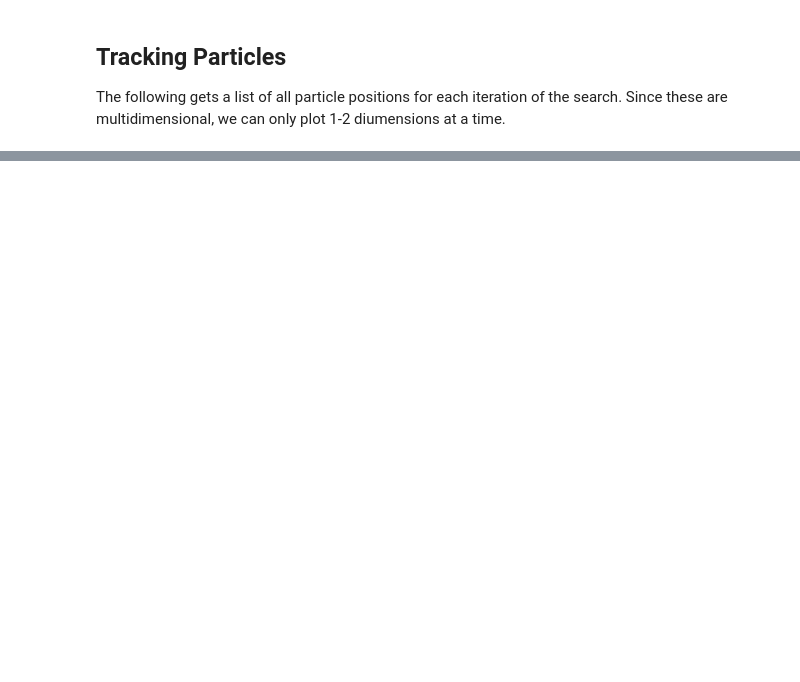
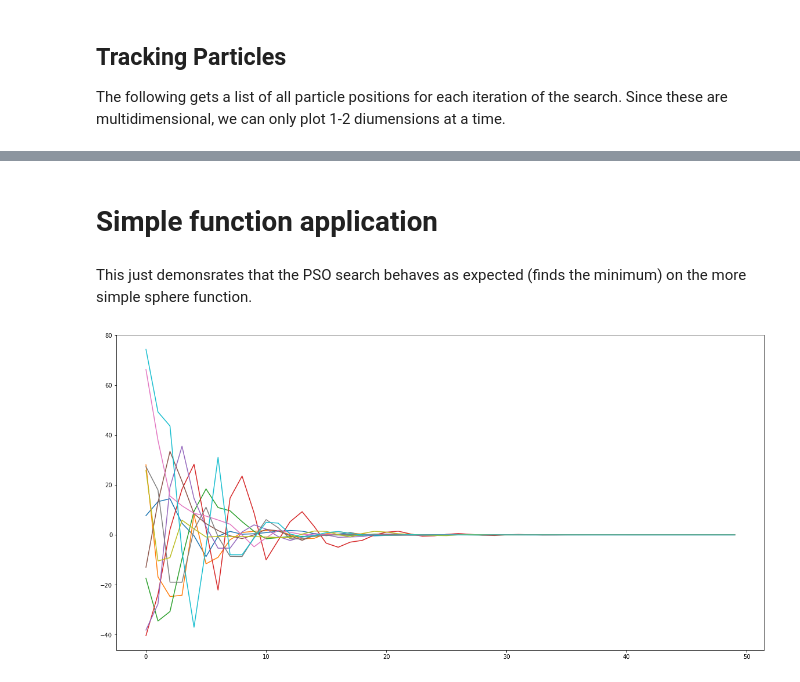
Before and after one commit to kymckay/f21bc-coursework, a Jupyter notebook: pso_research.ipynb, the cells around one changed output, grey strips where cells are left out. Drawn from its saved outputs; the diff is of its cells as text; code cells hidden in the pictures; blank space fills up the shorter version.

```diff
--- a/pso_research.ipynb
+++ b/pso_research.ipynb
@@ -19,6 +19,16 @@ max_values = np.ones(num_values) * 1
 # 4 possible activation functions (0-1, 1-2, 2-3, 3-4)
 min_values[-2:] = 0
 max_values[-2:] = 3.99999
+
+
+def fitness(coords: np.ndarray):
+    net = network.network.from_list(coords, dataset.num_features)
+    y_pred = net.forward_propagate(dataset.x)
+
+    # Using loss for fitness since accuracy involved rounding which
+    # means improvement will be limited to just getting probabilities
+    # on the right side of 0.5
+    return net.get_loss(dataset.y, y_pred)
 # %% [markdown]
 ## ANN Search
 # %%
@@ -37,7 +50,7 @@ print(np.mean(y_preds == dataset.y))
 The following gets a list of all particle positions for each iteration of the search. Since these are multidimensional, we can only plot 1-2 diumensions at a time.
 # %%
 iterations = 500
-swarm = pso.swarm(min_values, max_values)
+swarm = pso.swarm(min_values, max_values, fitness_func=fitness)
 swarm.set_hyperparameters(beta=0.01, gamma=0.01)
 positions = swarm.track_search(iterations=iterations)
 # %%
@@ -53,0 +69,19 @@ plt.show()
+# %% [markdown]
+# Simple function application
+# %% [markdown]
+This just demonsrates that the PSO search behaves as expected (finds the minimum) on the more simple sphere function.
+# %%
+# use default sphere fitness function
+swarm = pso.swarm(np.ones(2) * -100, np.ones(2) * 100)
+positions = swarm.track_search(iterations=50)
+
+fig = plt.figure(figsize=(20,10))
+
+timesteps = list(range(50))
+
+for particle in positions:
+    plt.plot(timesteps, particle[1])
+
+plt.show()
+# %% [output]
+[figure, added]
```
Also changed, not shown: parts of 3 cells of this notebook, 1 other file.
